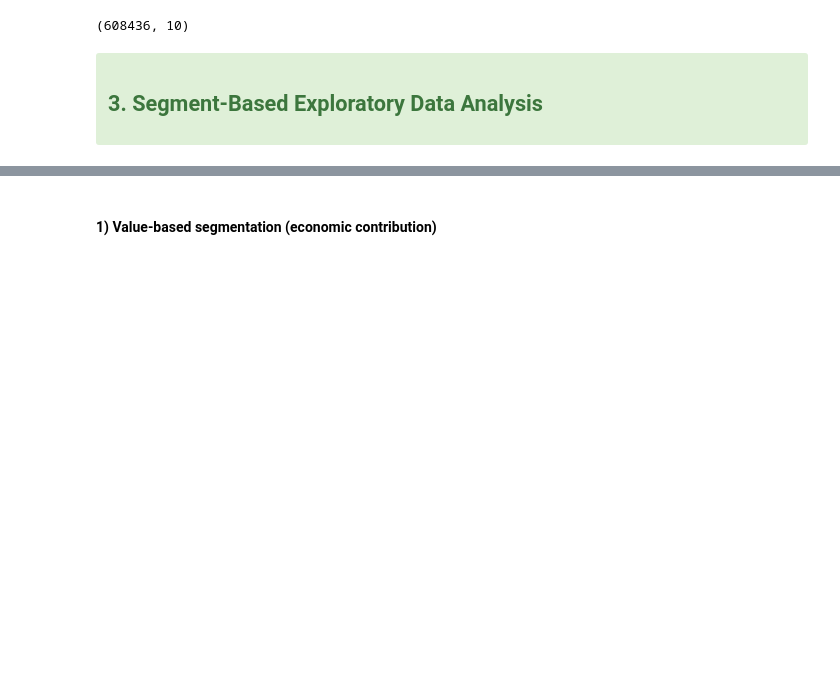
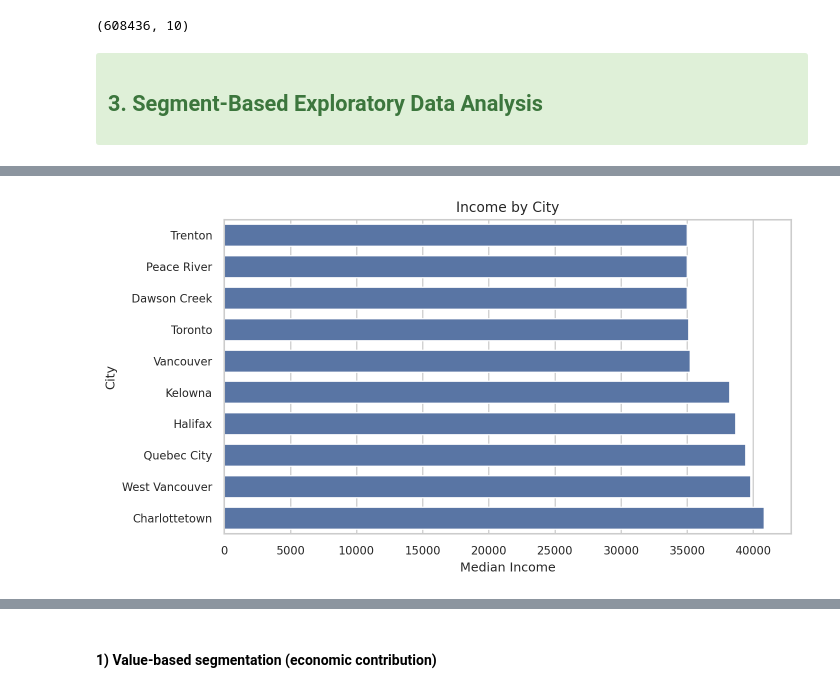
Before and after one commit to Solomonclement123/Data-Mining-Project, a Jupyter notebook: Group46_EDA_FeatureEngineering_Aggregared.ipynb, the cells around one changed output, grey strips where cells are left out. Saved outputs shown, nothing was run; the diff lists cells and outputs as text; code cells hidden in the pictures; blank space fills up the shorter version.

```diff
--- a/Group46_EDA_FeatureEngineering_Aggregared.ipynb
+++ b/Group46_EDA_FeatureEngineering_Aggregared.ipynb
@@ -419,0 +484,4 @@ df = aggregated_df.copy()
+# %%
+by_subjects(subj="Income", subj1="City", agg="median", top_n=10, palette=None)
+# %% [output]
+[figure, added]
```
Also changed, not shown: parts of 32 cells of this notebook.
